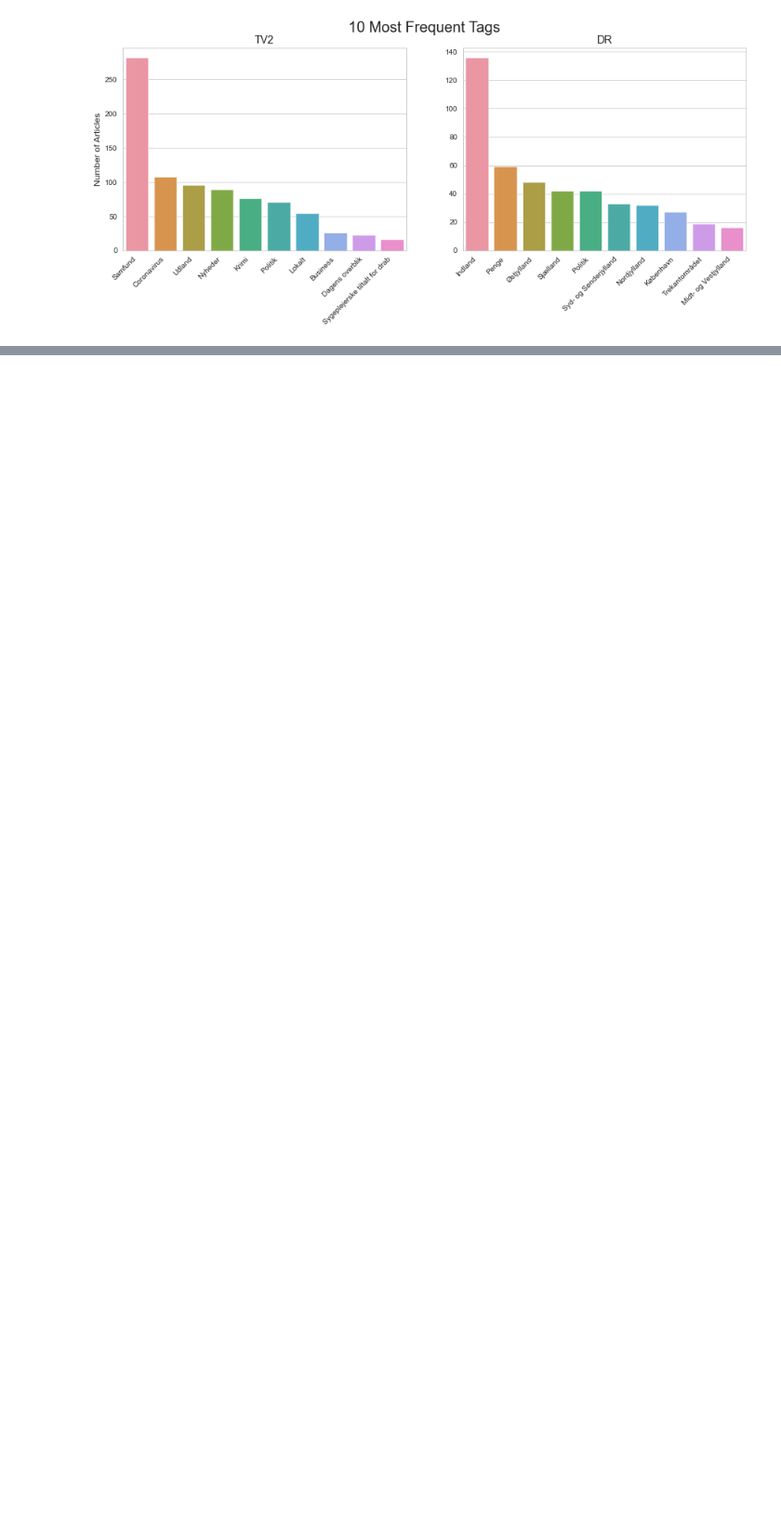
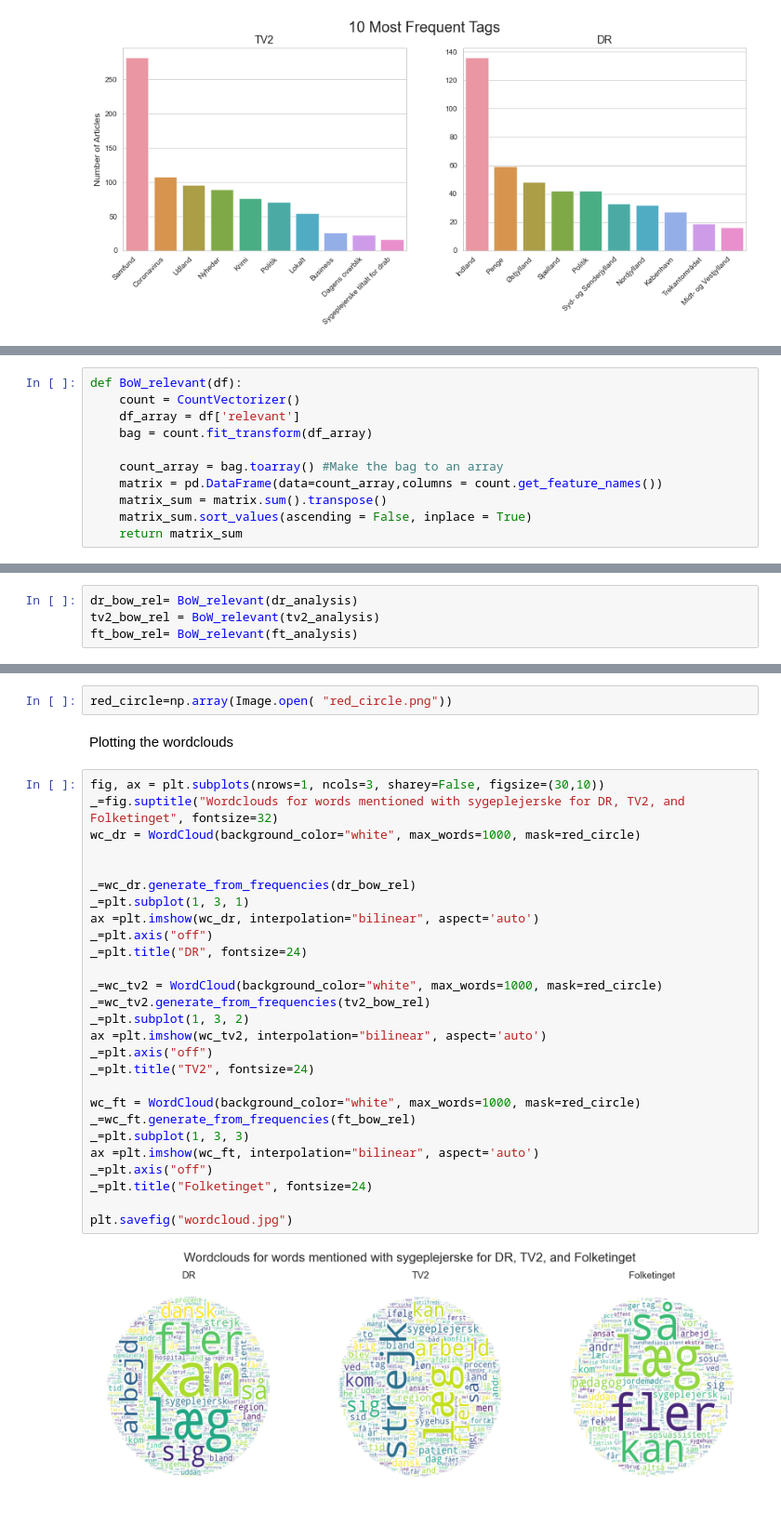
Before and after one commit to danawang10/isds29, a Jupyter notebook: Projekt/Complete project/Complete file.ipynb, the cells around one changed output, grey strips where cells are left out. Shown at 93% size. Drawn from its saved outputs; the diff is of its cells as text; blank space fills up the shorter version.

```diff
--- a/Projekt/Complete project/Complete file.ipynb
+++ b/Projekt/Complete project/Complete file.ipynb
@@ -927,0 +1105,11 @@ dr_sygeplej2x.to_csv("dr_sygeplej2x.csv")
+# %%
+def BoW_relevant(df):
+    count = CountVectorizer()
+    df_array = df['relevant']
+    bag = count.fit_transform(df_array)
+
+    count_array = bag.toarray() #Make the bag to an array
+    matrix = pd.DataFrame(data=count_array,columns = count.get_feature_names())
+    matrix_sum = matrix.sum().transpose()
+    matrix_sum.sort_values(ascending = False, inplace = True)
+    return matrix_sum
@@ -927,0 +1120,4 @@ dr_sygeplej2x.to_csv("dr_sygeplej2x.csv")
+# %%
+dr_bow_rel= BoW_relevant(dr_analysis)
+tv2_bow_rel = BoW_relevant(tv2_analysis)
+ft_bow_rel= BoW_relevant(ft_analysis)
@@ -927,0 +1139,33 @@ dr_sygeplej2x.to_csv("dr_sygeplej2x.csv")
+# %%
+red_circle=np.array(Image.open( "red_circle.png"))
+# %% [markdown]
+Plotting the wordclouds
+# %%
+fig, ax = plt.subplots(nrows=1, ncols=3, sharey=False, figsize=(30,10))
+_=fig.suptitle("Wordclouds for words mentioned with sygeplejerske for DR, TV2, and Folketinget", fontsize=32)
+wc_dr = WordCloud(background_color="white", max_words=1000, mask=red_circle)
+
+
+_=wc_dr.generate_from_frequencies(dr_bow_rel)
+_=plt.subplot(1, 3, 1)
+ax =plt.imshow(wc_dr, interpolation="bilinear", aspect='auto')
+_=plt.axis("off")
+_=plt.title("DR", fontsize=24)
+
+_=wc_tv2 = WordCloud(background_color="white", max_words=1000, mask=red_circle)
+_=wc_tv2.generate_from_frequencies(tv2_bow_rel)
+_=plt.subplot(1, 3, 2)
+ax =plt.imshow(wc_tv2, interpolation="bilinear", aspect='auto')
+_=plt.axis("off")
+_=plt.title("TV2", fontsize=24)
+
+wc_ft = WordCloud(background_color="white", max_words=1000, mask=red_circle)
+_=wc_ft.generate_from_frequencies(ft_bow_rel)
+_=plt.subplot(1, 3, 3)
+ax =plt.imshow(wc_ft, interpolation="bilinear", aspect='auto')
+_=plt.axis("off")
+_=plt.title("Folketinget", fontsize=24)
+
+plt.savefig("wordcloud.jpg")
+# %% [output]
+[figure, added]
```
Also changed, not shown: parts of 49 cells of this notebook, 10 other files.
